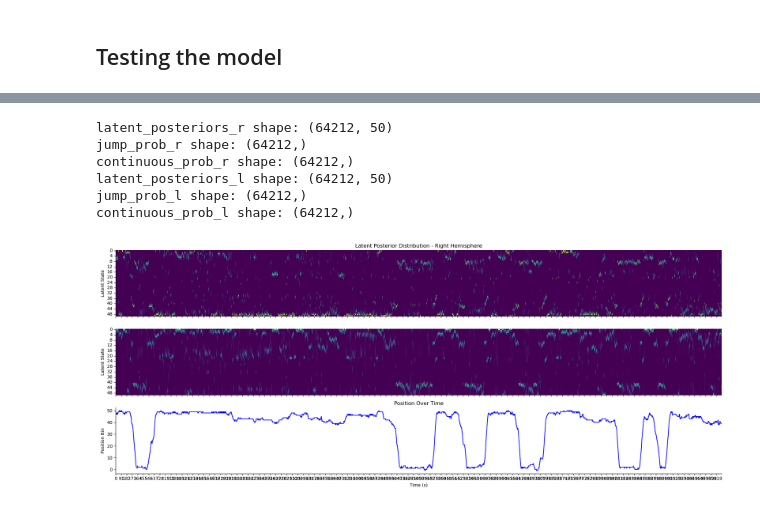
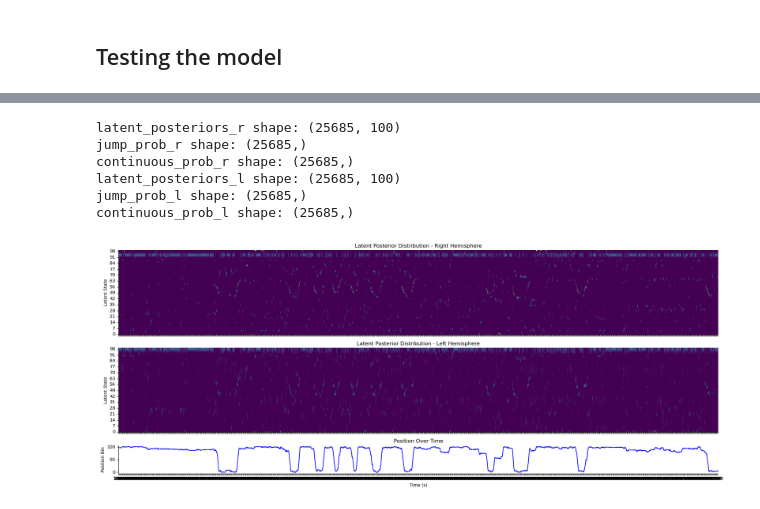
Before and after one commit to Sid-Rafilson-1617/poor-man-GPLVM, a Jupyter notebook: analysis_example.ipynb, the cells around one changed output, grey strips where cells are left out. Cells and saved outputs as stored; diff of their text form; code cells hidden in the pictures.

```diff
--- a/analysis_example.ipynb
+++ b/analysis_example.ipynb
@@ -28,13 +28,13 @@ PROBES = [0, 1, 2, 3]
 
 
 # Spike rate computation parameters
-WINDOW_SIZE = 0.04         # s
-STEP_SIZE   = 0.04        # s
+WINDOW_SIZE = 0.01         # s
+STEP_SIZE   = 0.01        # s
 USE_UNITS   = "good"       # {'all', 'good', 'mua'}
 
 
 # Filtering thresholds
-MIN_TOTAL_SPIKES   = 100
+MIN_TOTAL_SPIKES   = 500
 MIN_MEAN_RATE_HZ   = 0.01
 MIN_PRESENCE_RATIO = 0.75
 N_TIME_BINS        = 100    # coarse bins for presence ratio
@@ -70,12 +70,12 @@ for probe in PROBES:
 
     # computing the filtering metrics
     total_spikes   = spike_count_matrix.sum(axis=1)
-    mean_counts   = spike_count_matrix.mean(axis=1)
+    mean_rates   = spike_count_matrix.mean(axis=1) / WINDOW_SIZE
     presence_ratio = get_presence_ratio(spike_count_matrix, time_bins, N_TIME_BINS)
 
     mask = (
         (total_spikes >= MIN_TOTAL_SPIKES) &
-        (mean_counts >= MIN_MEAN_RATE_HZ) &
+        (mean_rates >= MIN_MEAN_RATE_HZ) &
         (presence_ratio >= MIN_PRESENCE_RATIO)
     )
 
@@ -217,7 +217,7 @@ Tracking start time: 3926.353 s, end time: 6494.814 s, duration: 2568.461 s
 # %% [markdown]
 ### Bining position
 # %%
-N_SPATIAL_BINS = 50
+N_SPATIAL_BINS = 100
 POS_MIN = -0.5
 POS_MAX = 0.7
 
@@ -242,6 +242,10 @@ valid_ttl  = (tb_ref >= np.min(ttls)) & (tb_ref <= np.max(ttls))
 print(f'number of valid TTL timebins: {valid_ttl.sum()} / {len(tb_ref)}')
 finite_pos = np.isfinite(pos_ref)
 print(f'number of finite position timebins: {finite_pos.sum()} / {len(tb_ref)}')
+# filtering when slower than median speed
+speed = np.abs(np.gradient(pos_ref) / np.gradient(tb_ref))
+speed_mask = (speed > 0.03)
+print(f'number of timebins with speed > 0.03: {speed_mask.sum()} / {len(speed)}')
 
 mask = valid_ttl & finite_pos
 
@@ -427,0 +447,4 @@ overflow encountered in cast
+# %%
+# fitting the models
+em_res_r = model_r.fit_em(sorted_spike_counts_concat_R.T, key=jr.PRNGKey(3), n_iter=20, log_posterior_init=log_posterior_init, ma_neuron=None, ma_latent=None, n_time_per_chunk=10000)
+em_res_l = model_l.fit_em(sorted_spike_counts_concat_L.T, key=jr.PRNGKey(3), n_iter=20, log_posterior_init=log_posterior_init, ma_neuron=None, ma_latent=None, n_time_per_chunk=10000)
@@ -469,48 +497,72 @@ latent_posteriors_r = decode_res_r['posterior_latent_marg']
 jump_prob_r = decode_res_r['posterior_dynamics_marg'][:,1]
 continuous_prob_r = decode_res_r['posterior_dynamics_marg'][:,0]
 
+print(f'latent_posteriors_r shape: {latent_posteriors_r.shape}')
+print(f'jump_prob_r shape: {jump_prob_r.shape}')
+print(f'continuous_prob_r shape: {continuous_prob_r.shape}')
+
+
 latent_posteriors_l = decode_res_l['posterior_latent_marg']
 jump_prob_l = decode_res_l['posterior_dynamics_marg'][:,1]
 continuous_prob_l = decode_res_l['posterior_dynamics_marg'][:,0]
 
-print(f'latent_posteriors_r shape: {latent_posteriors_r.shape}')
-print(f'jump_prob_r shape: {jump_prob_r.shape}')
-print(f'continuous_prob_r shape: {continuous_prob_r.shape}')
 print(f'latent_posteriors_l shape: {latent_posteriors_l.shape}')
 print(f'jump_prob_l shape: {jump_prob_l.shape}')
 print(f'continuous_prob_l shape: {continuous_prob_l.shape}')
 # %% [output]
-latent_posteriors_r shape: (64212, 50)
-jump_prob_r shape: (64212,)
-continuous_prob_r shape: (64212,)
-latent_posteriors_l shape: (64212, 50)
-jump_prob_l shape: (64212,)
-continuous_prob_l shape: (64212,)
+latent_posteriors_r shape: (25685, 100)
+jump_prob_r shape: (25685,)
+continuous_prob_r shape: (25685,)
+latent_posteriors_l shape: (25685, 100)
+jump_prob_l shape: (25685,)
+continuous_prob_l shape: (25685,)
 # %%
-START = 40_000
-STOP = 50_000
+START = 1000 #seconds
+STOP = 1800 # seconds
 
+# start times at 0
+min_times = np.min(times)
+times -= min_times
+
+#converting start and stop to indeices
+START = int((START - min_times) / (tb_ref[1] - tb_ref[0]))
+STOP = int((STOP - min_times) / (tb_ref[1] - tb_ref[0]))
 
 # plotting the latent posteriors and the jump probabilities
-fig, axs = plt.subplots(3, 1, figsize=(20, 8), sharex=True)
+fig, axs = plt.subplots(3, 1, figsize=(20, 8), sharex=True, gridspec_kw={'height_ratios': [3, 3, 1]})
 sns.heatmap(ax=axs[0], data=latent_posteriors_r[START:STOP, :].T, cmap='viridis', cbar=False)
 axs[0].set_ylabel('Latent State')
 axs[0].set_title('Latent Posterior Distribution - Right Hemisphere')
 
+
 sns.heatmap(ax=axs[1], data=latent_posteriors_l[START:STOP, :].T, cmap='viridis', cbar=False)
 axs[1].set_ylabel('Latent State')
-
+axs[1].set_title('Latent Posterior Distribution - Left Hemisphere')
+# flipping the y-axis to match the position trace
+axs[0].invert_yaxis()
+axs[1].invert_yaxis()
 
 
 # --- Position trace ---
 sns.lineplot(ax=axs[2], x=np.arange(STOP-START), y=pos_bins[START:STOP], color='blue')
 axs[2].set_xlabel('Time (s)')
 axs[2].set_ylabel('Position Bin')
 axs[2].set_title('Position Over Time')
 
+# setting x ticks to seconds
+tick_idx = np.arange(0, STOP-START, 10)  # index within the window
+tick_labels = times[START:STOP:10].astype(int)
+axs[2].set_xticks(tick_idx)
+axs[2].set_xticklabels(tick_labels)
+
+
+#axs[3].plot(jump_prob_r[START:STOP], label='Right Hemisphere')
+#axs[3].plot(jump_prob_l[START:STOP], label='Left Hemisphere')
+#axs[3].legend()
+
 
 sns.despine()
 plt.tight_layout()
 plt.show()
 # %% [output]
-[figure, old version]
+[figure, new version]
```
Also changed, not shown: parts of 8 cells of this notebook, 2 other files.
